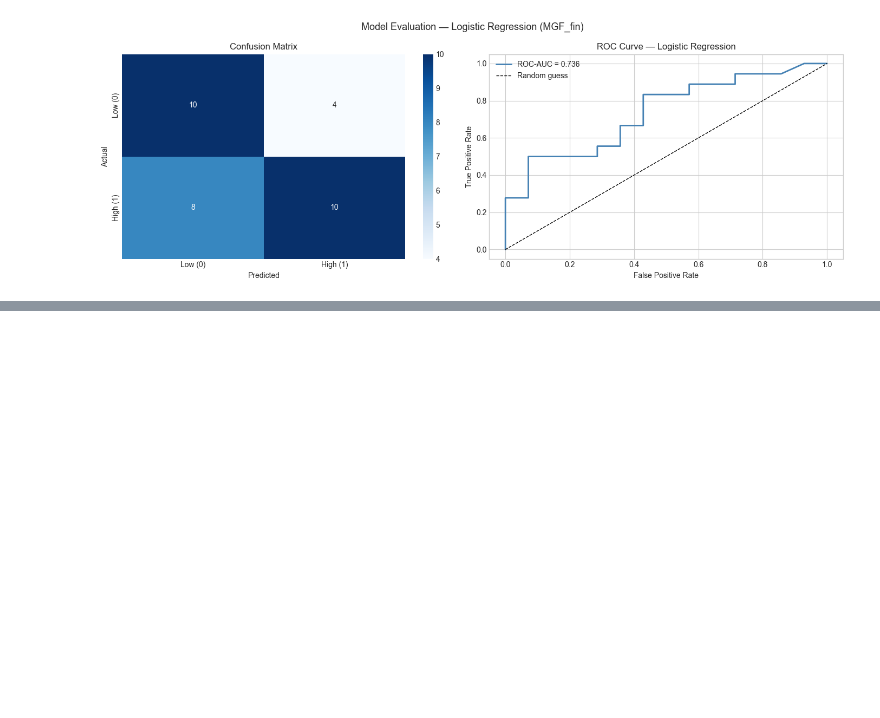
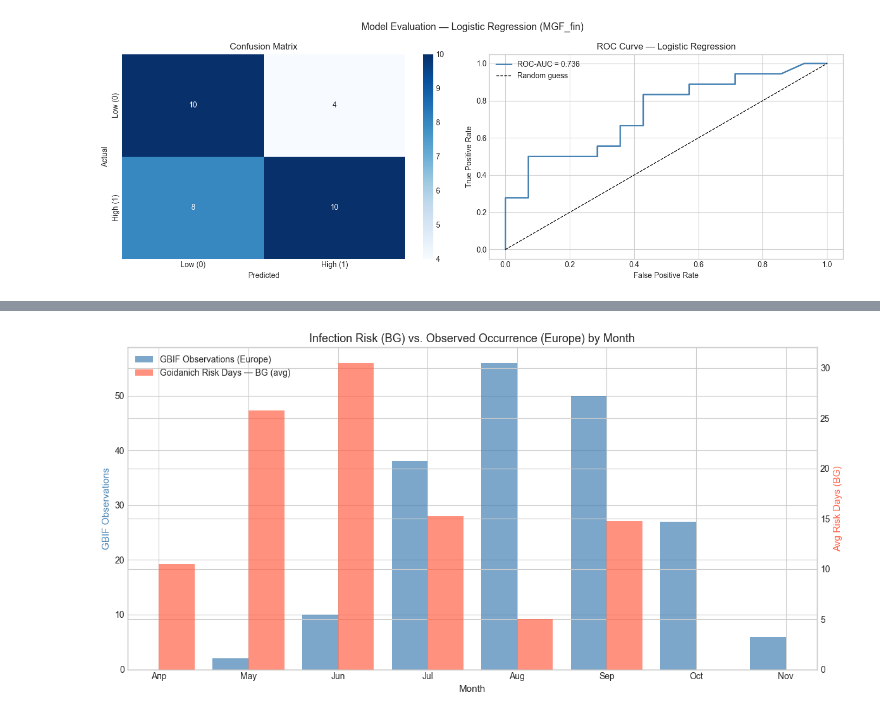
Before and after one commit to PappoIvanov/plasmopara-viticola, a Jupyter notebook: notebooks/grapevine_downy_mildew_analysis.ipynb, the cells around one changed output, grey strips where cells are left out. Cells and saved outputs as stored; diff of their text form; code cells hidden in the pictures; blank space fills up the shorter version.

```diff
--- a/notebooks/grapevine_downy_mildew_analysis.ipynb
+++ b/notebooks/grapevine_downy_mildew_analysis.ipynb
@@ -826,0 +981,29 @@ The ROC curve lies consistently above the diagonal (random guess baseline), conf
+# %%
+fig, ax1 = plt.subplots(figsize=(12, 6))
+
+# GBIF observations (Europe)
+gbif_month_counts = gbif_seasonal['month'].value_counts().sort_index()
+ax1.bar(gbif_month_counts.index - 0.2, gbif_month_counts.values,
+        width=0.4, color='steelblue', alpha=0.7, label='GBIF Observations (Europe)')
+
+# BG Goidanich risk days (average across regions)
+bg_risk_month = bg_season.groupby('month')['goidanich_risk'].sum() / 4
+ax2 = ax1.twinx()
+ax2.bar(bg_risk_month.index + 0.2, bg_risk_month.values,
+        width=0.4, color='tomato', alpha=0.7, label='Goidanich Risk Days — BG (avg)')
+
+ax1.set_xlabel('Month', fontsize=11)
+ax1.set_ylabel('GBIF Observations', fontsize=11, color='steelblue')
+ax2.set_ylabel('Avg Risk Days (BG)', fontsize=11, color='tomato')
+ax1.set_xticks(range(4, 12))
+ax1.set_xticklabels(['Апр', 'May', 'Jun', 'Jul', 'Aug', 'Sep', 'Oct', 'Nov'])
+ax1.set_title('Infection Risk (BG) vs. Observed Occurrence (Europe) by Month', fontsize=13)
+
+lines1, labels1 = ax1.get_legend_handles_labels()
+lines2, labels2 = ax2.get_legend_handles_labels()
+ax1.legend(lines1 + lines2, labels1 + labels2, loc='upper left')
+
+plt.tight_layout()
+plt.show()
+# %% [output]
+[figure, added]
```
Also changed, not shown: parts of 12 cells of this notebook.
